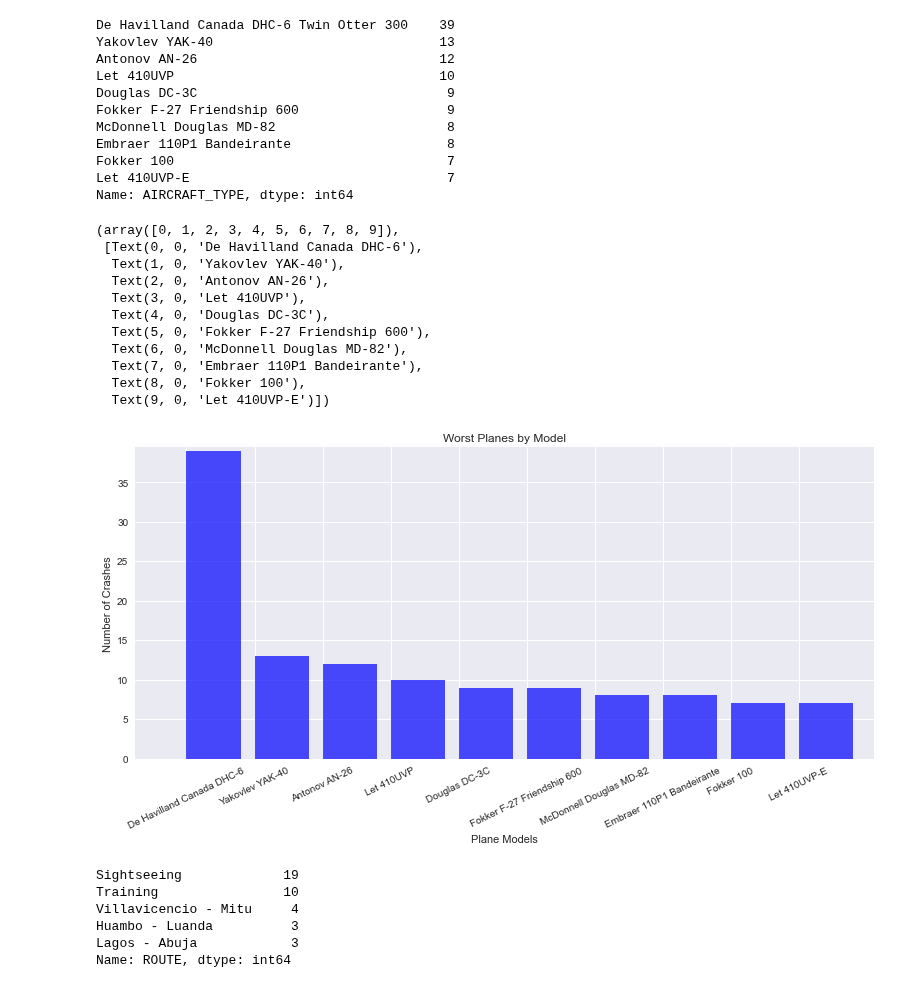
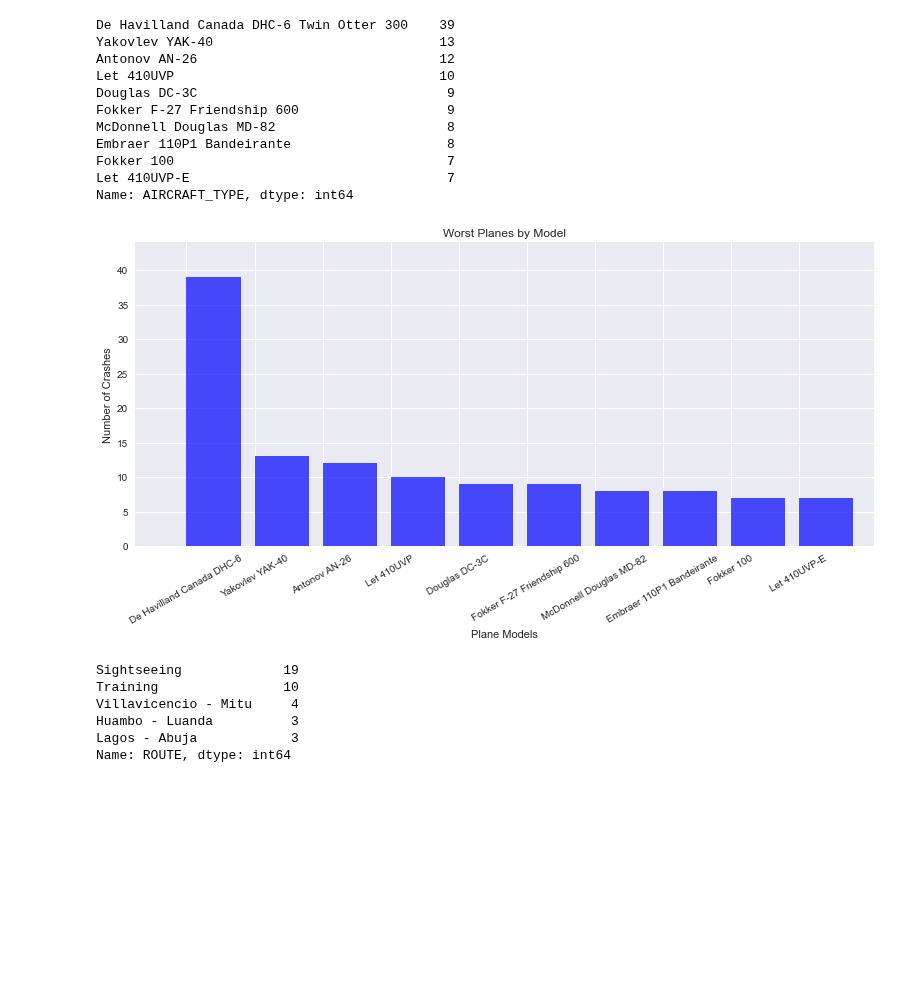
Before and after one commit to MZt92-ui/Project-1-Group-3, a Jupyter notebook: plane crash.ipynb, the cells around one changed output. Cells and saved outputs as stored; diff of their text form; code cells hidden in the pictures; blank space fills up the shorter version.

```diff
--- a/plane crash.ipynb
+++ b/plane crash.ipynb
@@ -335,35 +338,25 @@ Name: AIRCRAFT_TYPE, dtype: int64
 # %%
 worst10 = ["De Havilland Canada DHC-6", "Yakovlev YAK-40", "Antonov AN-26", "Let 410UVP", "Douglas DC-3C","Fokker F-27 Friendship 600", "McDonnell Douglas MD-82", "Embraer 110P1 Bandeirante", "Fokker 100", "Let 410UVP-E"]
 
 data_10worstplanes = [39,13,12,10,9,9,8,8,7,7]
 x_axis = np.arange(len(data_10worstplanes))
 
 tick_locations = [value for value in x_axis]
 plt.xticks(tick_locations, worst10, rotation=30)
 # Set the limits of the x axis
 plt.xlim(-0.75, len(x_axis -10)+0.1)
-plt.ylim(0, max(data_10worstplanes)+0.4)
+plt.ylim(0, max(data_10worstplanes)+5)
 # Create a bar chart based upon the above data
 plt.bar(x_axis,data_10worstplanes, color="b", align="edge",  alpha=0.7)
 spacing = 1
 # Give the chart a title, x label, and y label
 plt.title("Worst Planes by Model")
 plt.xlabel("Plane Models")
 plt.ylabel("Number of Crashes")
-plt.xticks(rotation=26, horizontalalignment="center")
+plt.xticks(rotation=30, horizontalalignment="center")
+plt.savefig("worst_planes.png")
 # %% [output]
-(array([0, 1, 2, 3, 4, 5, 6, 7, 8, 9]),
- [Text(0, 0, 'De Havilland Canada DHC-6'),
-  Text(1, 0, 'Yakovlev YAK-40'),
-  Text(2, 0, 'Antonov AN-26'),
-  Text(3, 0, 'Let 410UVP'),
-  Text(4, 0, 'Douglas DC-3C'),
-  Text(5, 0, 'Fokker F-27 Friendship 600'),
-  Text(6, 0, 'McDonnell Douglas MD-82'),
-  Text(7, 0, 'Embraer 110P1 Bandeirante'),
-  Text(8, 0, 'Fokker 100'),
-  Text(9, 0, 'Let 410UVP-E')])
-[figure, old version]
+[figure, new version]
 # %%
 # What were the most dangerous routes?  ROUTE
 route_count = non_military["ROUTE"].value_counts()
```
Also changed, not shown: parts of 10 cells of this notebook, 7 other files.
